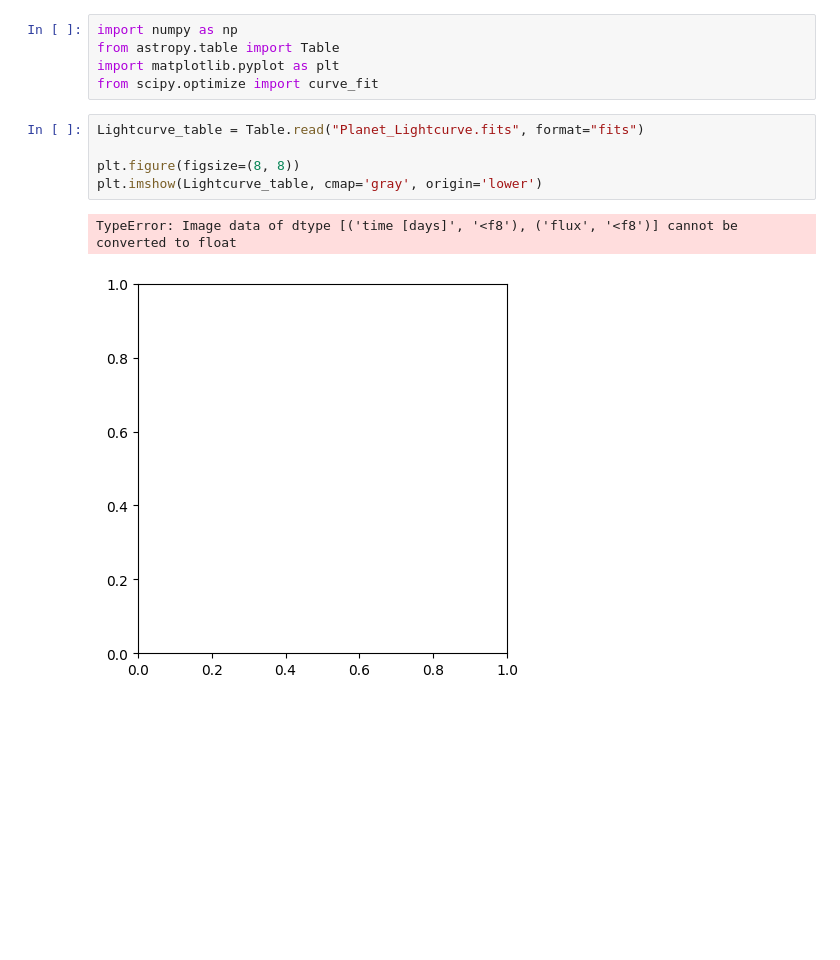
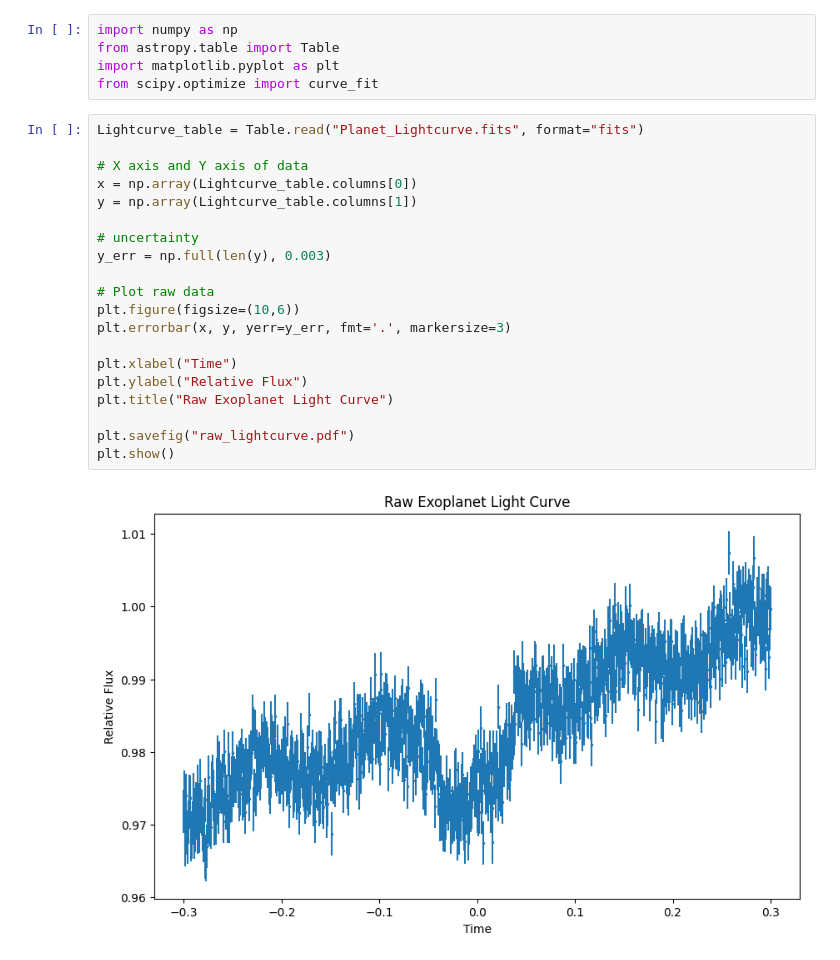
Before and after one commit to InvinciblePyro/ASTR19-GroupProj, a Jupyter notebook: Notebook_1.ipynb, the cells around one changed output. Cells and saved outputs as stored; diff of their text form; blank space fills up the shorter version.

```diff
--- a/Notebook_1.ipynb
+++ b/Notebook_1.ipynb
@@ -6,8 +6,22 @@ from scipy.optimize import curve_fit
 # %%
 Lightcurve_table = Table.read("Planet_Lightcurve.fits", format="fits")
 
-plt.figure(figsize=(8, 8))
-plt.imshow(Lightcurve_table, cmap='gray', origin='lower')
+# X axis and Y axis of data
+x = np.array(Lightcurve_table.columns[0])
+y = np.array(Lightcurve_table.columns[1])
+
+# uncertainty
+y_err = np.full(len(y), 0.003)
+
+# Plot raw data
+plt.figure(figsize=(10,6))
+plt.errorbar(x, y, yerr=y_err, fmt='.', markersize=3)
+
+plt.xlabel("Time")
+plt.ylabel("Relative Flux")
+plt.title("Raw Exoplanet Light Curve")
+
+plt.savefig("raw_lightcurve.pdf")
+plt.show()
 # %% [output]
-TypeError: Image data of dtype [('time [days]', '<f8'), ('flux', '<f8')] cannot be converted to float
-[figure, old version]
+[figure, new version]
```
Also changed, not shown: parts of 8 cells of this notebook, 3 other files.
